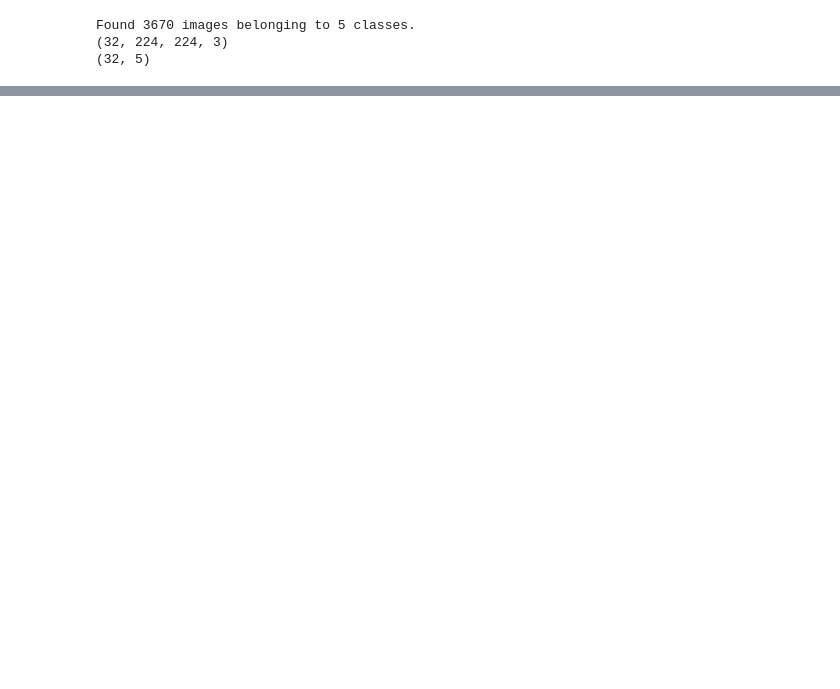
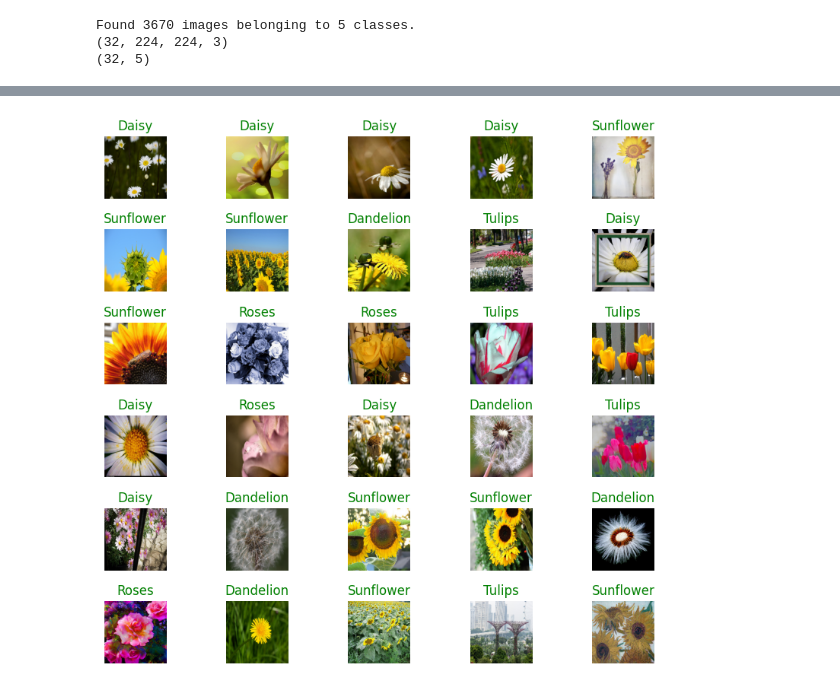
Before and after one commit to JordanSheaDev/Deep-Learning-CNN-Convolutional-Neural-Networks-with-Python, a Jupyter notebook: personal_code/chapter_09/02_transfer_learning.ipynb, the cells around one changed output, grey strips where cells are left out. Drawn from its saved outputs; the diff is of its cells as text; code cells hidden in the pictures; blank space fills up the shorter version.

```diff
--- a/personal_code/chapter_09/02_transfer_learning.ipynb
+++ b/personal_code/chapter_09/02_transfer_learning.ipynb
@@ -54,0 +55,2 @@ model.compile(optimizer='adam', loss='categorical_crossentropy', metrics=['accur
+# %%
+model.fit(img_data, epochs=10)
@@ -54,0 +64,6 @@ model.compile(optimizer='adam', loss='categorical_crossentropy', metrics=['accur
+# %%
+class_names = (['Daisy', 'Dandelion', 'Roses', 'Sunflower', 'Tulips'])
+# %%
+y_pred = model.predict(img_batch)
+y_pred_ids = np.argmax(y_pred, axis=-1)
+y_pred_classes = [class_names[idx] for idx in y_pred_ids]
@@ -54,0 +72,16 @@ model.compile(optimizer='adam', loss='categorical_crossentropy', metrics=['accur
+# %%
+label_ids = np.argmax(label_batch, axis=-1)
+# %%
+plt.figure(figsize=(10, 9))
+plt.subplots_adjust(hspace=0.5)
+for i in range(30):
+    plt.subplot(6, 5, i+1)
+    plt.imshow(img_batch[i])
+    if y_pred_ids[i] == label_ids[i]:
+        val_color = 'green'
+    else:
+        val_color = 'red'
+    plt.title(y_pred_classes[i].title(), color=val_color)
+    plt.axis('off')
+# %% [output]
+[figure, added]
```
Also changed, not shown: parts of 8 cells of this notebook, 1 other file.
